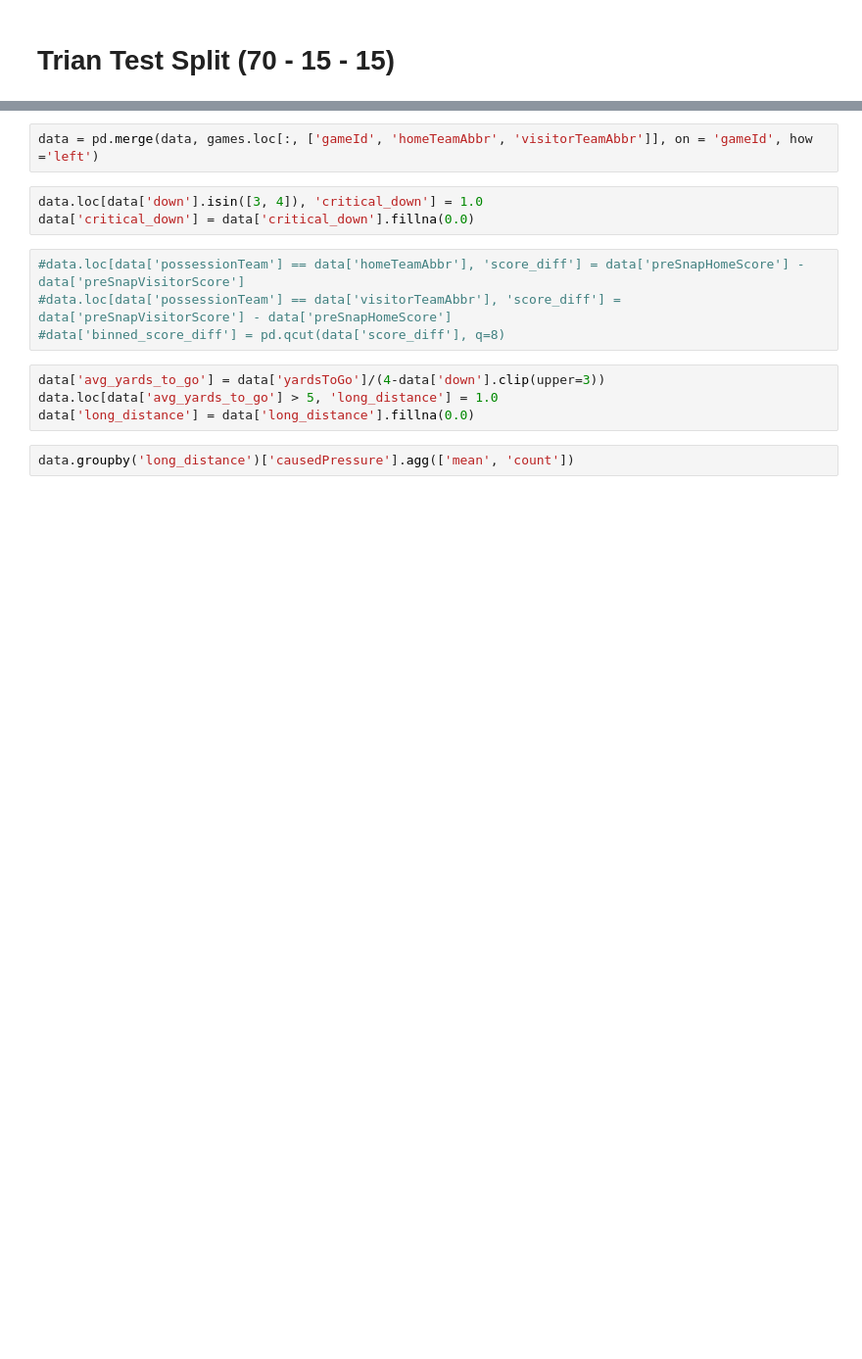
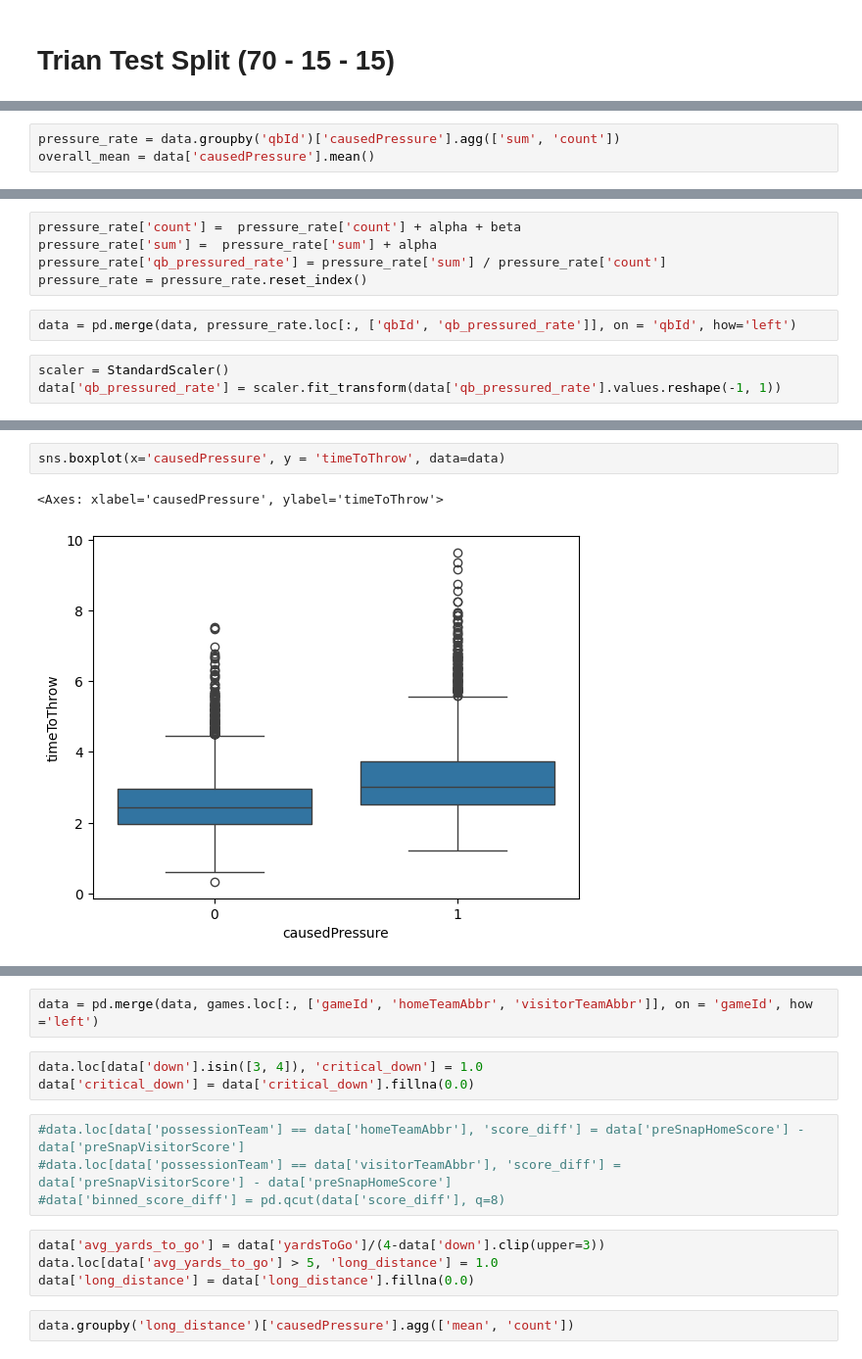
Before and after one commit to CrawfordJohn/big-data-bowl, a Jupyter notebook: xgboost.ipynb, the cells around one changed output, grey strips where cells are left out. Shown at 98% size. Cells and saved outputs as stored; diff of their text form; blank space fills up the shorter version.

Commit message:
New QB pressure rate and max distance from dline to oline features added

```diff
--- a/xgboost.ipynb
+++ b/xgboost.ipynb
@@ -14,0 +28,3 @@ games = pd.read_csv('data/games.csv')
+# %%
+pressure_rate = data.groupby('qbId')['causedPressure'].agg(['sum', 'count'])
+overall_mean = data['causedPressure'].mean()
@@ -14,0 +119,10 @@ games = pd.read_csv('data/games.csv')
+# %%
+pressure_rate['count'] =  pressure_rate['count'] + alpha + beta
+pressure_rate['sum'] =  pressure_rate['sum'] + alpha
+pressure_rate['qb_pressured_rate'] = pressure_rate['sum'] / pressure_rate['count']
+pressure_rate = pressure_rate.reset_index()
+# %%
+data = pd.merge(data, pressure_rate.loc[:, ['qbId', 'qb_pressured_rate']], on = 'qbId', how='left')
+# %%
+scaler = StandardScaler()
+data['qb_pressured_rate'] = scaler.fit_transform(data['qb_pressured_rate'].values.reshape(-1, 1))
@@ -14,0 +145,5 @@ games = pd.read_csv('data/games.csv')
+# %%
+sns.boxplot(x='causedPressure', y = 'timeToThrow', data=data)
+# %% [output]
+<Axes: xlabel='causedPressure', ylabel='timeToThrow'>
+[figure, added]
```
Also changed, not shown: parts of 29 cells of this notebook, 1 other file.
